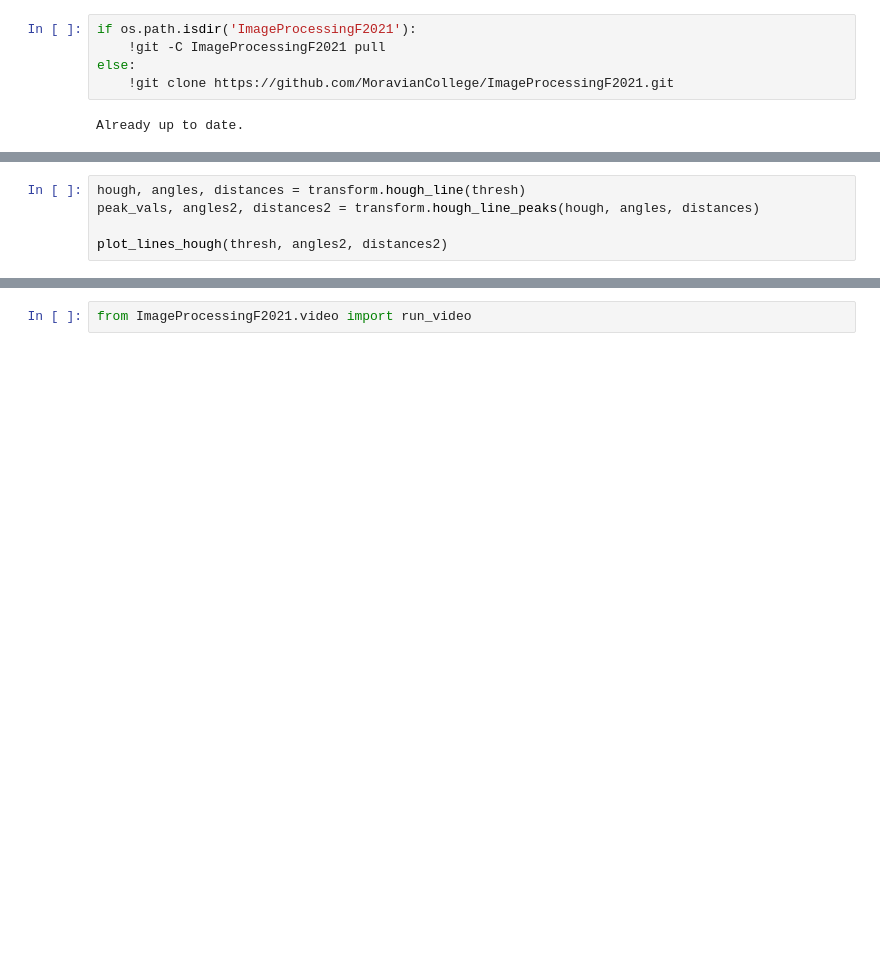
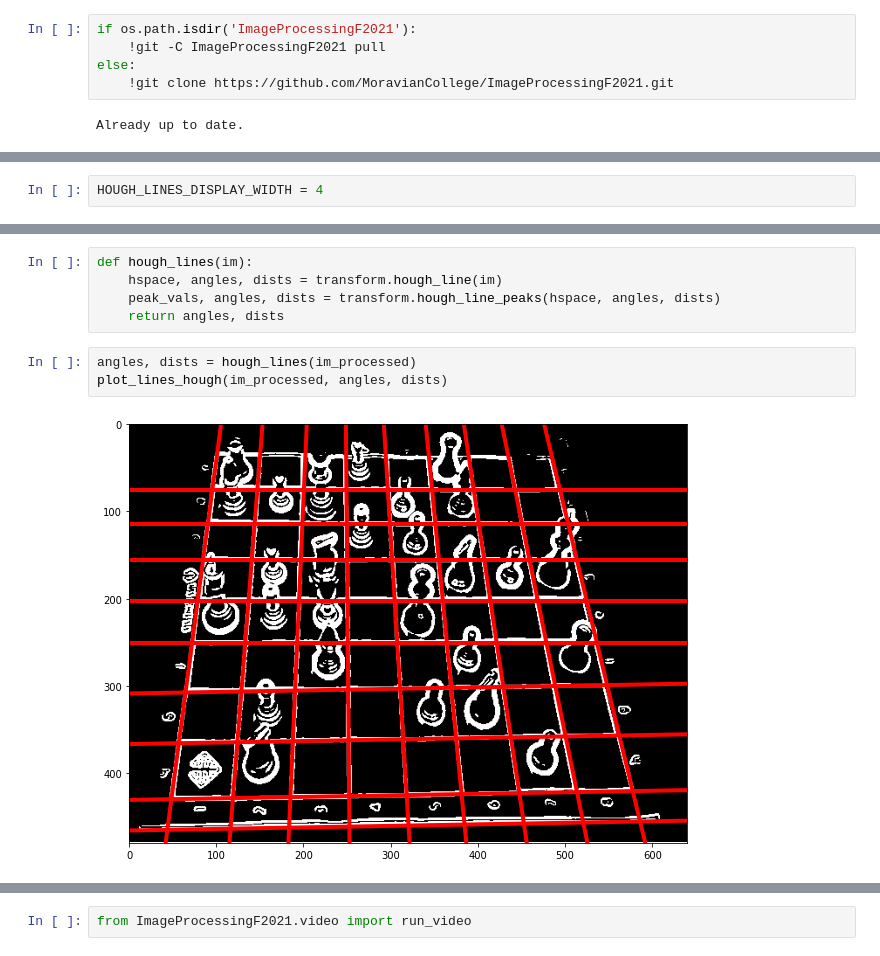
Before and after one commit to tniyer2/chess_image_detection, a Jupyter notebook: chess_detection.ipynb, the cells around one changed output, grey strips where cells are left out. Saved outputs shown, nothing was run; the diff lists cells and outputs as text; blank space fills up the shorter version.

```diff
--- a/chess_detection.ipynb
+++ b/chess_detection.ipynb
@@ -86 +113,3 @@ plt.imshow(out)
+# %%
+HOUGH_LINES_DISPLAY_WIDTH = 4
 # %%
@@ -152,5 +138,0 @@ def plot_lines_hough_debug(im, angles, distances, line_index):
-# %%
-hough, angles, distances = transform.hough_line(thresh)
-peak_vals, angles2, distances2 = transform.hough_line_peaks(hough, angles, distances)
-
-plot_lines_hough(thresh, angles2, distances2)
@@ -206,0 +161,10 @@ def convert_angle_dists_to_points_slopes(angles, dists):
+# %%
+def hough_lines(im):
+    hspace, angles, dists = transform.hough_line(im)
+    peak_vals, angles, dists = transform.hough_line_peaks(hspace, angles, dists)
+    return angles, dists
+# %%
+angles, dists = hough_lines(im_processed)
+plot_lines_hough(im_processed, angles, dists)
+# %% [output]
+[figure, added]
```
Also changed, not shown: parts of 30 cells of this notebook, 7 other files.
